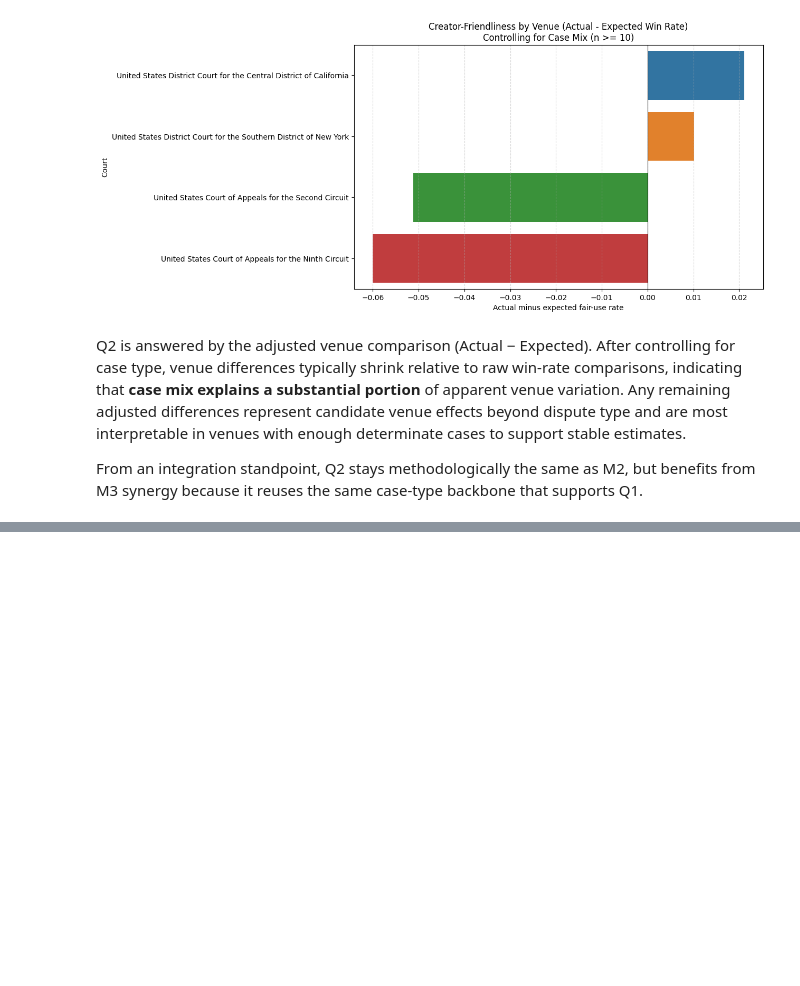
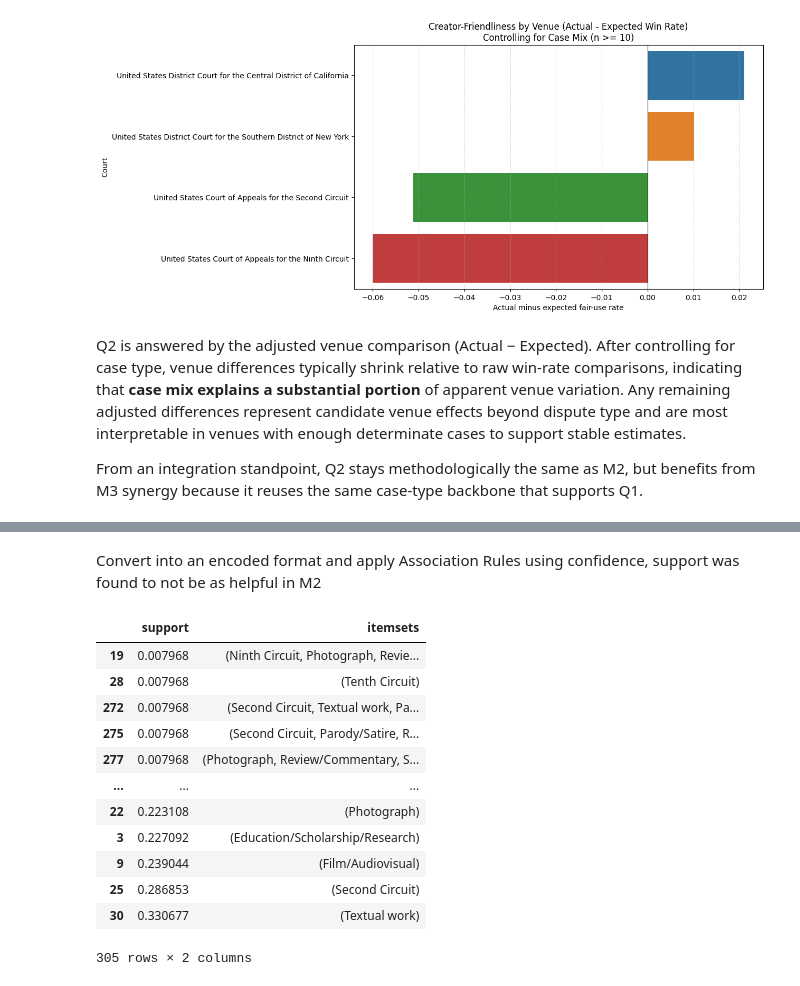
Before and after one commit to mqanaq/BA820-B1-Team13, a Jupyter notebook: M3_Fair_Use_Data_Integrated_Analysis_&_Synergy.ipynb, the cells around one changed output, grey strips where cells are left out. Drawn from its saved outputs; the diff is of its cells as text; code cells hidden in the pictures; blank space fills up the shorter version.

```diff
--- a/M3_Fair_Use_Data_Integrated_Analysis_&_Synergy.ipynb
+++ b/M3_Fair_Use_Data_Integrated_Analysis_&_Synergy.ipynb
@@ -867,0 +900,19 @@ From an integration standpoint, Q2 stays methodologically the same as M2, but be
+# %% [markdown]
+Convert into an encoded format and apply Association Rules using confidence, support was found to not be as helpful in M2
+# %%
+frequent_itemsets = apriori(df_matrix, min_support=0.005, use_colnames=True)
+frequent_itemsets.sort_values(by="support")
+# %% [output]
+|  | support | itemsets |
+| 19 | 0.007968 | (Ninth Circuit, Photograph, Revie... |
+| 28 | 0.007968 | (Tenth Circuit) |
+| 272 | 0.007968 | (Second Circuit, Textual work, Pa... |
+| 275 | 0.007968 | (Second Circuit, Parody/Satire, R... |
+| 277 | 0.007968 | (Photograph, Review/Commentary, S... |
+| ... | ... | ... |
+| 22 | 0.223108 | (Photograph) |
+| 3 | 0.227092 | (Education/Scholarship/Research) |
+| 9 | 0.239044 | (Film/Audiovisual) |
+| 25 | 0.286853 | (Second Circuit) |
+| 30 | 0.330677 | (Textual work) |
+305 rows × 2 columns
```
Also changed, not shown: parts of 8 cells of this notebook.
